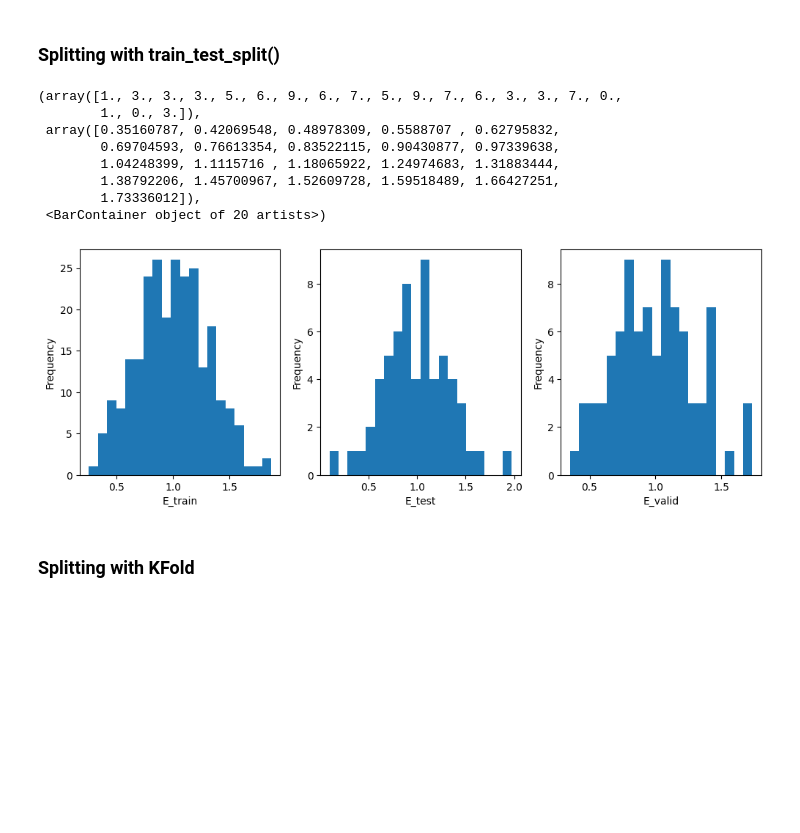
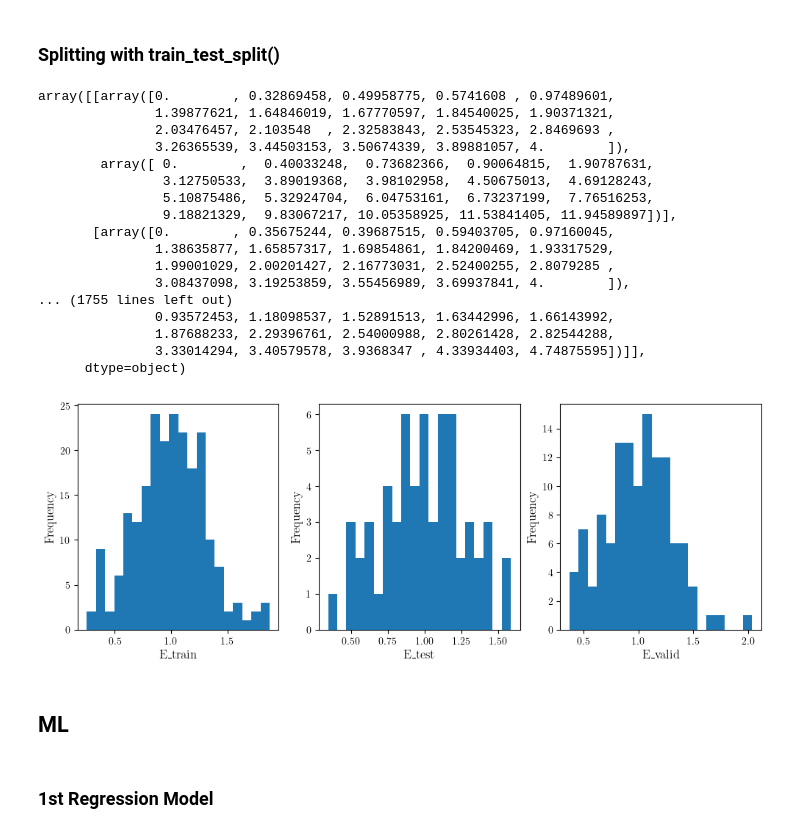
Before and after one commit to luisrlp/contact-surface, a Jupyter notebook: draft.ipynb, the cells around one changed output. Drawn from its saved outputs; the diff is of its cells as text; code cells hidden in the pictures; blank space fills up the shorter version.

Commit message:
first regression model

```diff
--- a/draft.ipynb
+++ b/draft.ipynb
@@ -16,3 +20,19 @@ from sklearn.model_selection import train_test_split, StratifiedShuffleSplit, St
+# %%
+tex_fonts = {
+    # Use LaTeX to write all text
+    "text.usetex": True,
+    "font.family": "serif",
+    # Use 10pt font in plots, to match 10pt font in document
+    "axes.labelsize": 12,
+    "font.size": 12,
+    # Make the legend/label fonts a little smaller
+    "legend.fontsize": 10,
+    "xtick.labelsize": 10,
+    "ytick.labelsize": 10
+}
+
+#usar fonts do latex
+plt.rcParams.update(tex_fonts)
 # %% [markdown]
 ## Hertz and JKR functions
 # %%
@@ -241,42 +261,51 @@ print(x_hc.shape, y_hc.shape)
 # %%
 test_ratio = 0.15
 # (!!!) validation ratio is currently given in relation to the entire dataset (!!!!)
 valid_ratio = 0.3
 rnd_state = None
 
 # Without stratify
 #x_train, x_test, y_train, y_test = train_test_split(x_hc, y_hc, test_size=test_ratio, random_state=rnd_state)
 
 #With stratify
 bin_count = 20
 bins = pd.qcut(y_hc, bin_count, labels=False, duplicates='drop')
 x_train, x_test, y_train, y_test = train_test_split(x_hc, y_hc, test_size=test_ratio,
                                                      random_state=rnd_state, stratify = bins)
 
 bins = pd.qcut(y_train, bin_count, labels=False, duplicates='drop')
-x_train, x_valid, y_train, y_valid = train_test_split(x_train, y_train, test_size=valid_ratio*(1-test_ratio),
+x_train, x_valid, y_train, y_valid = train_test_split(x_train, y_train, test_size=valid_ratio/(1-test_ratio),
                                                        random_state=rnd_state, stratify = bins)
 
 
 fig, (ax3, ax4, ax5) = plt.subplots(1,3, figsize=(12,4))
 plt.ylabel('Frequency')
 ax3.set_xlabel('E_train')
 ax4.set_xlabel('E_test')
 ax5.set_xlabel('E_valid')
 for i in (ax3, ax4, ax5):
     i.set_ylabel('Frequency')
 ax3.hist(y_train, 20)
 ax4.hist(y_test, 20)
 ax5.hist(y_valid, 20)
+
+x_train
 # %% [output]
-(array([1., 3., 3., 3., 5., 6., 9., 6., 7., 5., 9., 7., 6., 3., 3., 7., 0.,
-        1., 0., 3.]),
- array([0.35160787, 0.42069548, 0.48978309, 0.5588707 , 0.62795832,
-        0.69704593, 0.76613354, 0.83522115, 0.90430877, 0.97339638,
-        1.04248399, 1.1115716 , 1.18065922, 1.24974683, 1.31883444,
-        1.38792206, 1.45700967, 1.52609728, 1.59518489, 1.66427251,
-        1.73336012]),
- <BarContainer object of 20 artists>)
+array([[array([0.        , 0.32869458, 0.49958775, 0.5741608 , 0.97489601,
+               1.39877621, 1.64846019, 1.67770597, 1.84540025, 1.90371321,
+               2.03476457, 2.103548  , 2.32583843, 2.53545323, 2.8469693 ,
+               3.26365539, 3.44503153, 3.50674339, 3.89881057, 4.        ]),
+        array([ 0.        ,  0.40033248,  0.73682366,  0.90064815,  1.90787631,
+                3.12750533,  3.89019368,  3.98102958,  4.50675013,  4.69128243,
+                5.10875486,  5.32924704,  6.04753161,  6.73237199,  7.76516253,
+                9.18821329,  9.83067217, 10.05358925, 11.53841405, 11.94589897])],
+       [array([0.        , 0.35675244, 0.39687515, 0.59403705, 0.97160045,
+               1.38635877, 1.65857317, 1.69854861, 1.84200469, 1.93317529,
+               1.99001029, 2.00201427, 2.16773031, 2.52400255, 2.8079285 ,
+               3.08437098, 3.19253859, 3.55456989, 3.69937841, 4.        ]),
+... (1755 lines left out)
+               0.93572453, 1.18098537, 1.52891513, 1.63442996, 1.66143992,
+               1.87688233, 2.29396761, 2.54000988, 2.80261428, 2.82544288,
+               3.33014294, 3.40579578, 3.9368347 , 4.33934403, 4.74875595])]],
+      dtype=object)
-[figure, old version]
+[figure, new version]
-# %% [markdown]
-### Splitting with KFold
@@ -298,0 +312,4 @@ ax5.hist(y_valid, 20)
+# %% [markdown]
+## ML
+# %% [markdown]
+### 1st Regression Model
```
Also changed, not shown: parts of 13 cells of this notebook.
